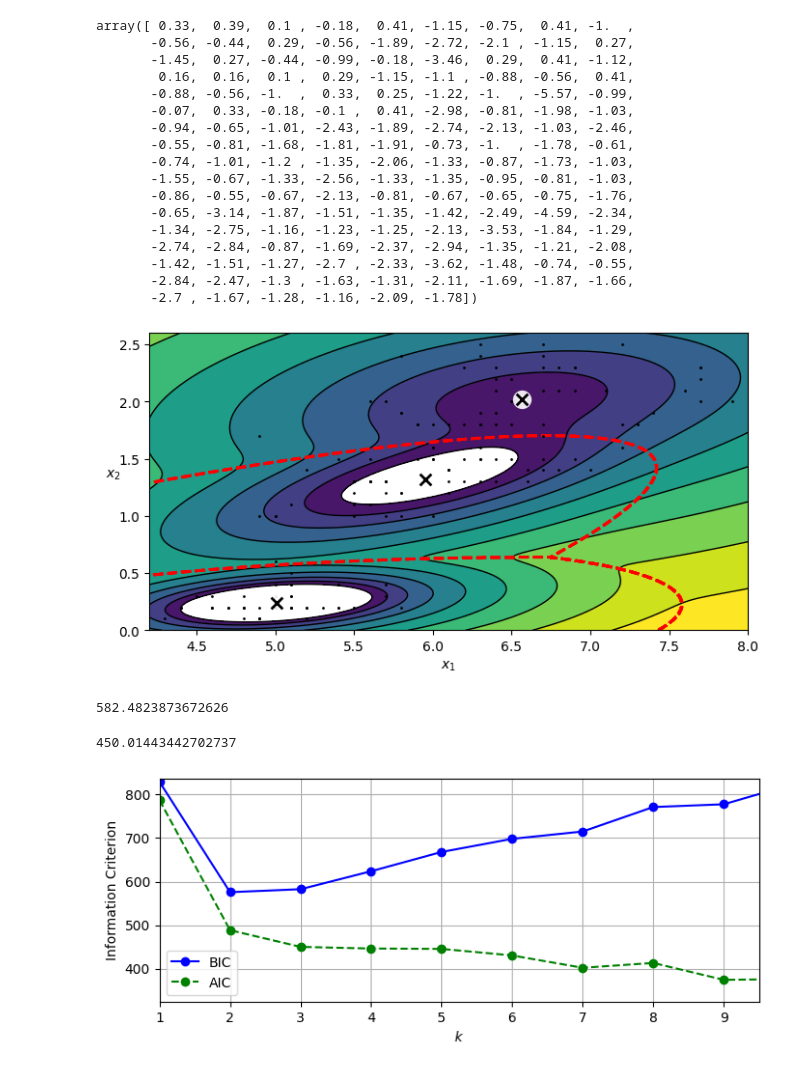
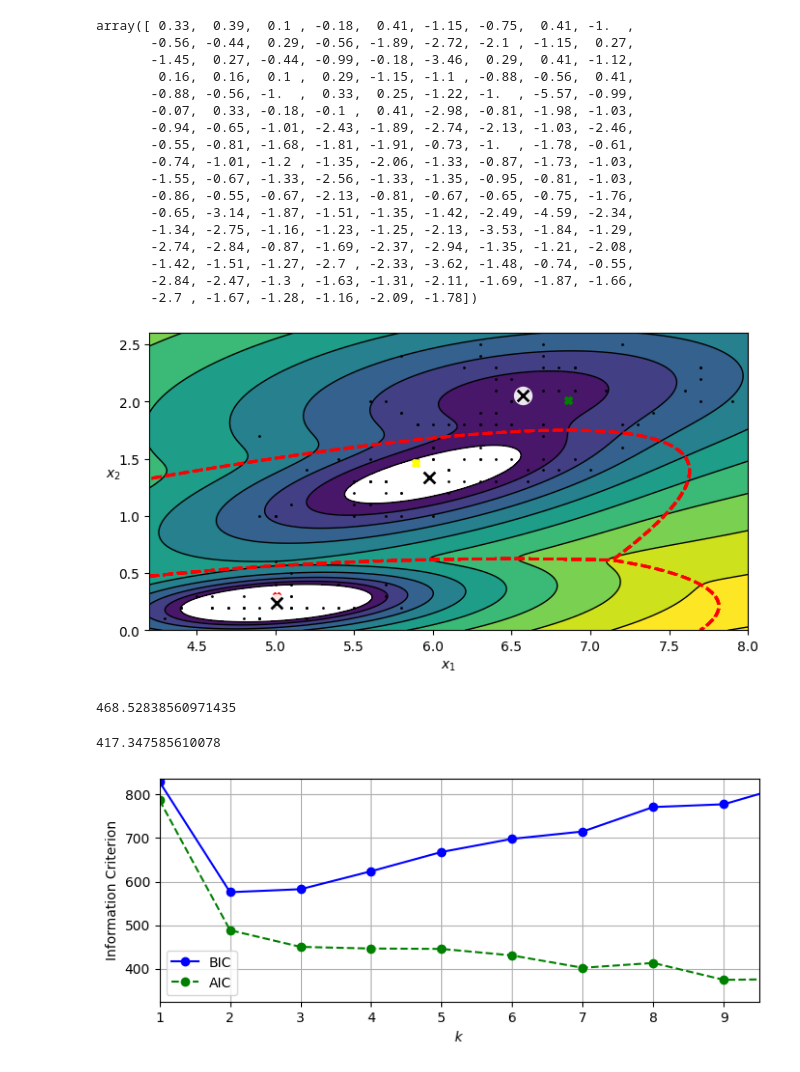
Before and after one commit to WilliamPoe/CSCI-290, a Jupyter notebook: notebooks/Gaussian_Mixtures.ipynb, the cells around one changed output. Saved outputs shown, nothing was run; the diff lists cells and outputs as text; code cells hidden in the pictures.

```diff
--- a/notebooks/Gaussian_Mixtures.ipynb
+++ b/notebooks/Gaussian_Mixtures.ipynb
@@ -107,62 +158,26 @@ array([ 0.33,  0.39,  0.1 , -0.18,  0.41, -1.15, -0.75,  0.41, -1.  ,
 densities = gm.score_samples(df_iris[['SepalLengthCm', 'PetalWidthCm']])
 density_threshold = np.percentile(densities, 2)
 anomalies = df_iris[densities < density_threshold]
-# %%
-def plot_centroids(centroids, weights=None, circle_color='w', cross_color='k'):
-    if weights is not None:
-        centroids = centroids[weights > weights.max() / 10]
-    plt.scatter(centroids[:, 0], centroids[:, 1],
-                marker='o', s=35, linewidths=8,
-                color=circle_color, zorder=10, alpha=0.9)
-    plt.scatter(centroids[:, 0], centroids[:, 1],
-                marker='x', s=2, linewidths=12,
-                color=cross_color, zorder=11, alpha=1)
-
-def plot_gaussian_mixture(clusterer, X, resolution=1000, show_ylabels=True):
-    mins = X.min(axis=0) - 0.1
-    maxs = X.max(axis=0) + 0.1
-    xx, yy = np.meshgrid(np.linspace(mins[0], maxs[0], resolution),
-                         np.linspace(mins[1], maxs[1], resolution))
-    Z = -clusterer.score_samples(np.c_[xx.ravel(), yy.ravel()])
-    Z = Z.reshape(xx.shape)
-
-    plt.contourf(xx, yy, Z,
-                 norm=LogNorm(vmin=1.0, vmax=30.0),
-                 levels=np.logspace(0, 2, 12))
-    plt.contour(xx, yy, Z,
-                norm=LogNorm(vmin=1.0, vmax=30.0),
-                levels=np.logspace(0, 2, 12),
-                linewidths=1, colors='k')
-
-    Z = clusterer.predict(np.c_[xx.ravel(), yy.ravel()])
-    Z = Z.reshape(xx.shape)
-    plt.contour(xx, yy, Z,
-                linewidths=2, colors='r', linestyles='dashed')
-
-    X_np = X.values
-    plt.plot(X_np[:, 0], X_np[:, 1], 'k.', markersize=2)
-    plot_centroids(clusterer.means_, clusterer.weights_)
-
-    plt.xlabel("$x_1$")
-    if show_ylabels:
-        plt.ylabel("$x_2$", rotation=0)
-    else:
-        plt.tick_params(labelleft=False)
-
-plt.figure(figsize=(8, 4))
-
-plot_gaussian_mixture(gm, df_iris[['SepalLengthCm', 'PetalWidthCm']])
-plt.show()
-# %% [output]
-[figure, removed]
+# %%
+plt.figure(figsize=(8, 4))
+
+plot_gaussian_mixture(gm, df_iris[['SepalLengthCm', 'PetalWidthCm']])
+k_means_centroids = [5.005556, 0.301852], [6.857143, 2.011905], [5.892593, 1.462963]
+colors = ['red', 'green', 'yellow']
+for i in range(len(k_means_centroids)):
+    plt.plot(k_means_centroids[i][0], k_means_centroids[i][1], 'X', color=colors[i])
+plt.plot()
+plt.show()
+# %% [output]
+[figure, added]
 # %%
-gm.bic(df_iris[['SepalLengthCm', 'SepalWidthCm', 'PetalLengthCm', 'PetalWidthCm']])
+gm.bic(df_iris[['SepalLengthCm', 'PetalWidthCm']])
 # %% [output]
-582.4823873672626
+468.52838560971435
 # %%
-gm.aic(df_iris[['SepalLengthCm', 'SepalWidthCm', 'PetalLengthCm', 'PetalWidthCm']])
+gm.aic(df_iris[['SepalLengthCm', 'PetalWidthCm']])
 # %% [output]
-450.01443442702737
+417.347585610078
 # %%
 gms_per_k = [GaussianMixture(n_components=k, n_init=10, random_state=42).fit(df_iris[['SepalLengthCm', 'SepalWidthCm', 'PetalLengthCm', 'PetalWidthCm']])
              for k in range(1, 11)]
```
Also changed, not shown: parts of 18 cells of this notebook.
